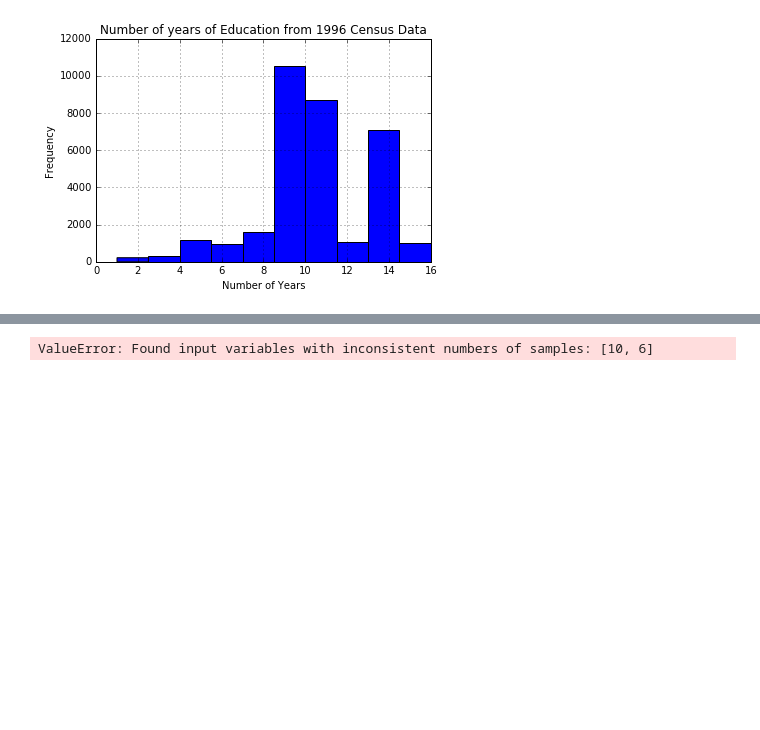
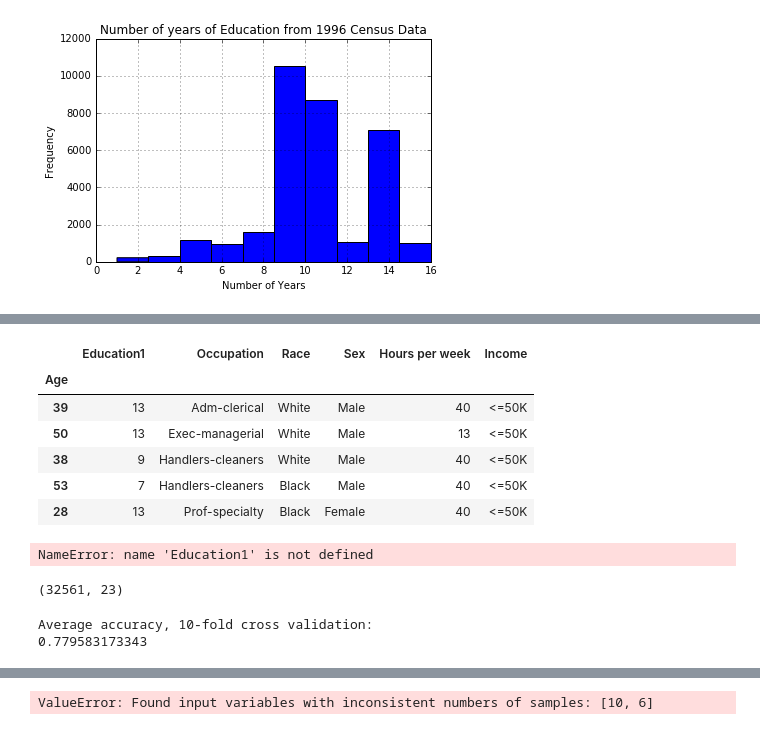
Before and after one commit to thedatalass/526-MachineLearning, a Jupyter notebook: IncomePrediction.ipynb, the cells around one changed output, grey strips where cells are left out. Cells and saved outputs as stored; diff of their text form; code cells hidden in the pictures; blank space fills up the shorter version.

```diff
--- a/IncomePrediction.ipynb
+++ b/IncomePrediction.ipynb
@@ -141,0 +211,25 @@ tar_test.shape
+# %%
+#Delete unnecessary columns (Education, Workclass, FnlWgt, Marital-status, Relationship, Capital-gain, Capital-loss,
+#Native-country columns) from the table using pandas
+keep_col = ['Education1', 'Occupation', 'Race', 'Sex', 'Hours per week', 'Income']
+
+df[keep_col].head()
+# %% [output]
+|  | Education1 | Occupation | Race | Sex | Hours per week | Income |
+| Age |  |  |  |  |  |  |
+| 39 | 13 | Adm-clerical | White | Male | 40 | <=50K |
+| 50 | 13 | Exec-managerial | White | Male | 13 | <=50K |
+| 38 | 9 | Handlers-cleaners | White | Male | 40 | <=50K |
+| 53 | 7 | Handlers-cleaners | Black | Male | 40 | <=50K |
+| 28 | 13 | Prof-specialty | Black | Female | 40 | <=50K |
+# %%
+#Logistic Regression model
+#We'll be predicting if income >50K based on Education1 column
+#First we need to change Income object column to a numerical value
+#Code adapted from http://stackoverflow.com/questions/38088652/pandas-convert-categories-to-numbers
+
+df2 = pd.DataFrame(df[Education1], df[Income])
+df2.index = pd.CategoricalIndex(df.Education, df.Income)
+df2.index
+# %% [output]
+NameError: name 'Education1' is not defined
@@ -141,0 +243,22 @@ tar_test.shape
+# %%
+#Multinomial Naive Bayes model
+#We need to represent X and Y as count vectors
+from sklearn.feature_extraction.text import CountVectorizer
+cv = CountVectorizer()
+X = cv.fit_transform(df['Education'])
+X.shape
+# %% [output]
+(32561, 23)
+# %%
+from sklearn.naive_bayes import MultinomialNB
+mnb = MultinomialNB()
+
+y = df['Income']
+
+from sklearn.cross_validation import cross_val_score
+scores = cross_val_score(mnb, X, y, scoring="accuracy", cv=10)
+print("Average accuracy, 10-fold cross validation:")
+print(np.mean(scores))
+# %% [output]
+Average accuracy, 10-fold cross validation:
+0.779583173343
```
Also changed, not shown: parts of 16 cells of this notebook.
